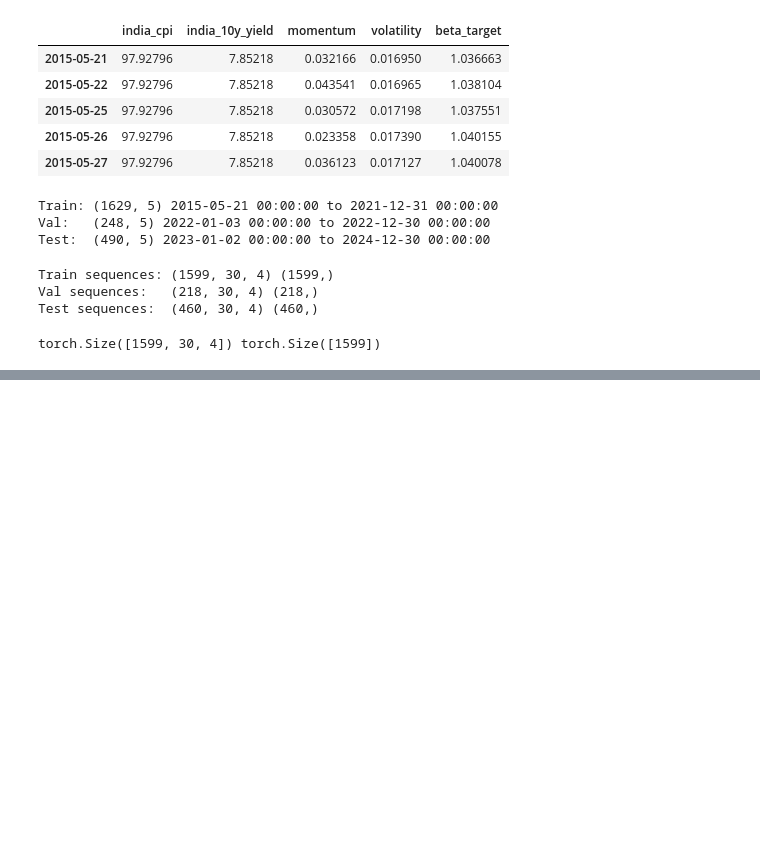
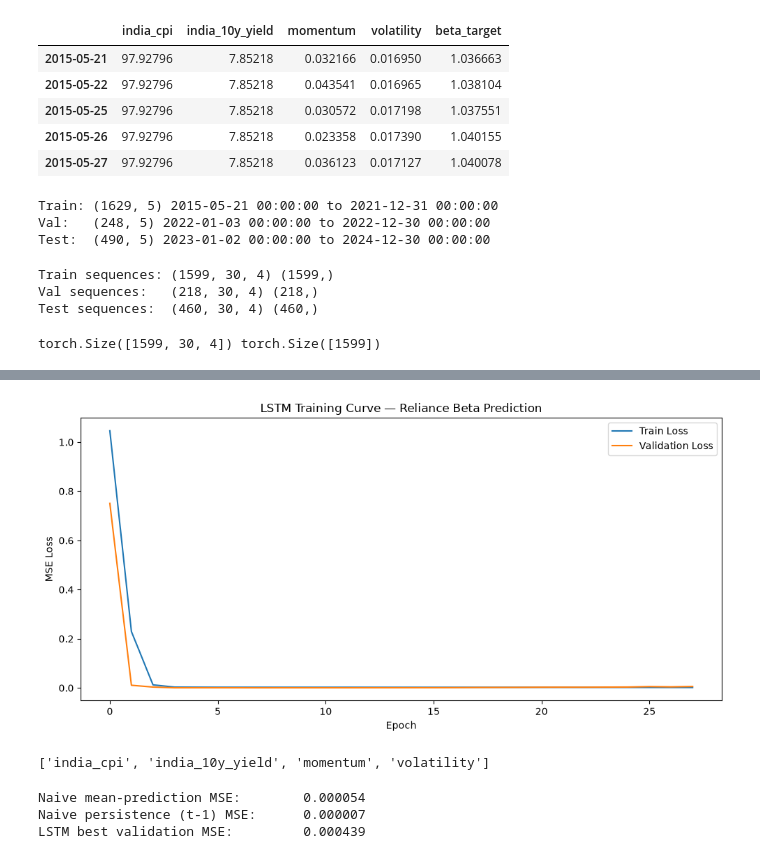
Before and after one commit to adt-kmr/neural-capm, a Jupyter notebook: notebooks/04_lstm_beta_training.ipynb, the cells around one changed output, grey strips where cells are left out. Drawn from its saved outputs; the diff is of its cells as text; code cells hidden in the pictures; blank space fills up the shorter version.

```diff
--- a/notebooks/04_lstm_beta_training.ipynb
+++ b/notebooks/04_lstm_beta_training.ipynb
@@ -70,0 +153,46 @@ torch.Size([1599, 30, 4]) torch.Size([1599])
+# %%
+import matplotlib.pyplot as plt
+
+plt.figure(figsize=(10, 5))
+plt.plot(train_losses, label="Train Loss")
+plt.plot(val_losses, label="Validation Loss")
+plt.xlabel("Epoch")
+plt.ylabel("MSE Loss")
+plt.title("LSTM Training Curve — Reliance Beta Prediction")
+plt.legend()
+plt.tight_layout()
+plt.savefig("../results/figures/lstm_training_curve_reliance.png", dpi=150)
+plt.show()
+# %% [output]
+[figure, added]
+# %%
+# Naive baseline 1: predict the training-set mean beta for every validation point
+naive_mean_pred = np.full_like(y_val, y_train.mean())
+naive_mean_mse = np.mean((y_val - naive_mean_pred) ** 2)
+
+# Naive baseline 2: predict "tomorrow's beta = today's beta" (last known value carried forward)
+# this uses the last beta value INSIDE each sequence's window as the prediction
+naive_persistence_pred = X_val[:, -1, :].shape  # placeholder check first
+print(feature_cols)  # confirm beta_target is NOT one of the input features (it shouldn't be)
+# %% [output]
+['india_cpi', 'india_10y_yield', 'momentum', 'volatility']
+# %%
+# Naive baseline 1: predict training-set mean beta for every validation point
+naive_mean_pred = np.full_like(y_val, y_train.mean())
+naive_mean_mse = np.mean((y_val - naive_mean_pred) ** 2)
+
+# Naive baseline 2: "persistence" -- predict tomorrow's beta = the beta from
+# exactly one day before the target date (pulled from val_df directly,
+# using the date alignment from create_sequences)
+val_beta_series = val_df["beta_target"]
+persistence_pred = val_beta_series.shift(1).loc[dates_val]
+persistence_actual = val_beta_series.loc[dates_val]
+naive_persistence_mse = np.mean((persistence_actual.values - persistence_pred.values) ** 2)
+
+print(f"Naive mean-prediction MSE:        {naive_mean_mse:.6f}")
+print(f"Naive persistence (t-1) MSE:      {naive_persistence_mse:.6f}")
+print(f"LSTM best validation MSE:         {best_val_loss:.6f}")
+# %% [output]
+Naive mean-prediction MSE:        0.000054
+Naive persistence (t-1) MSE:      0.000007
+LSTM best validation MSE:         0.000439
```
Also changed, not shown: parts of 1 cell of this notebook, 3 other files.
